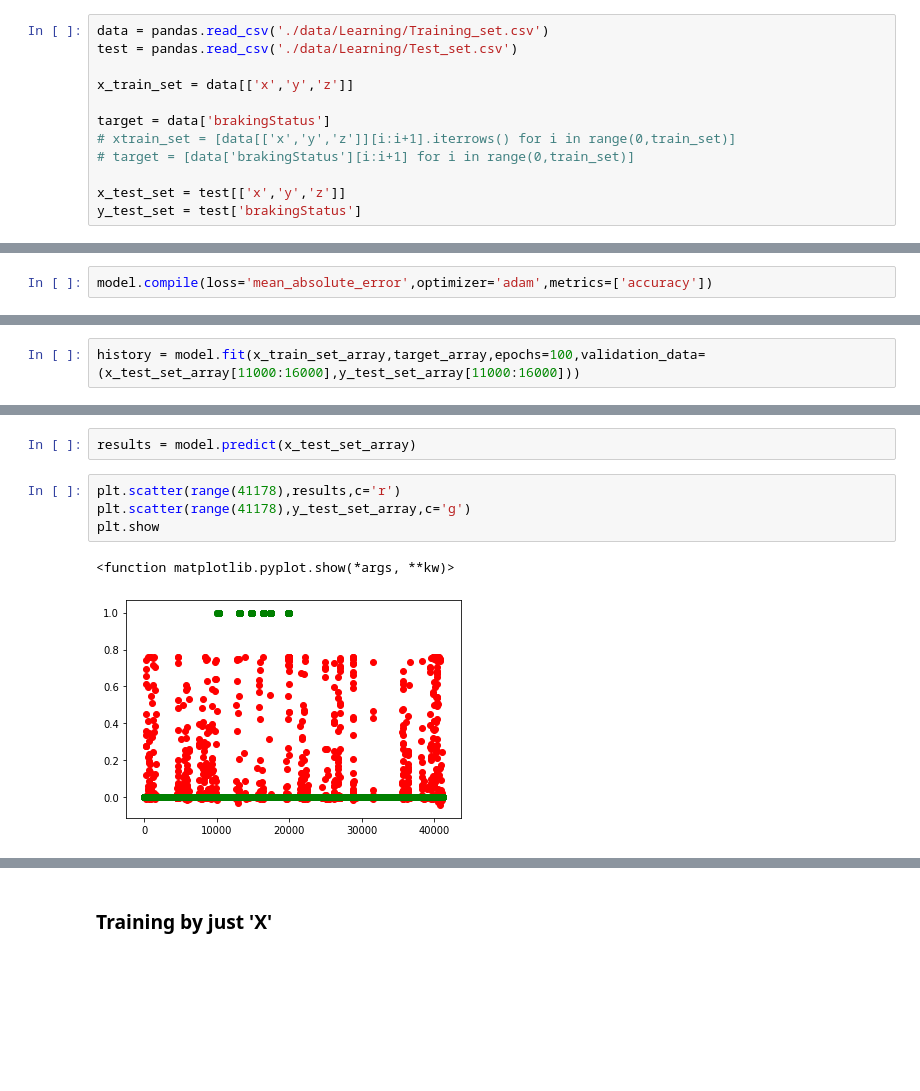
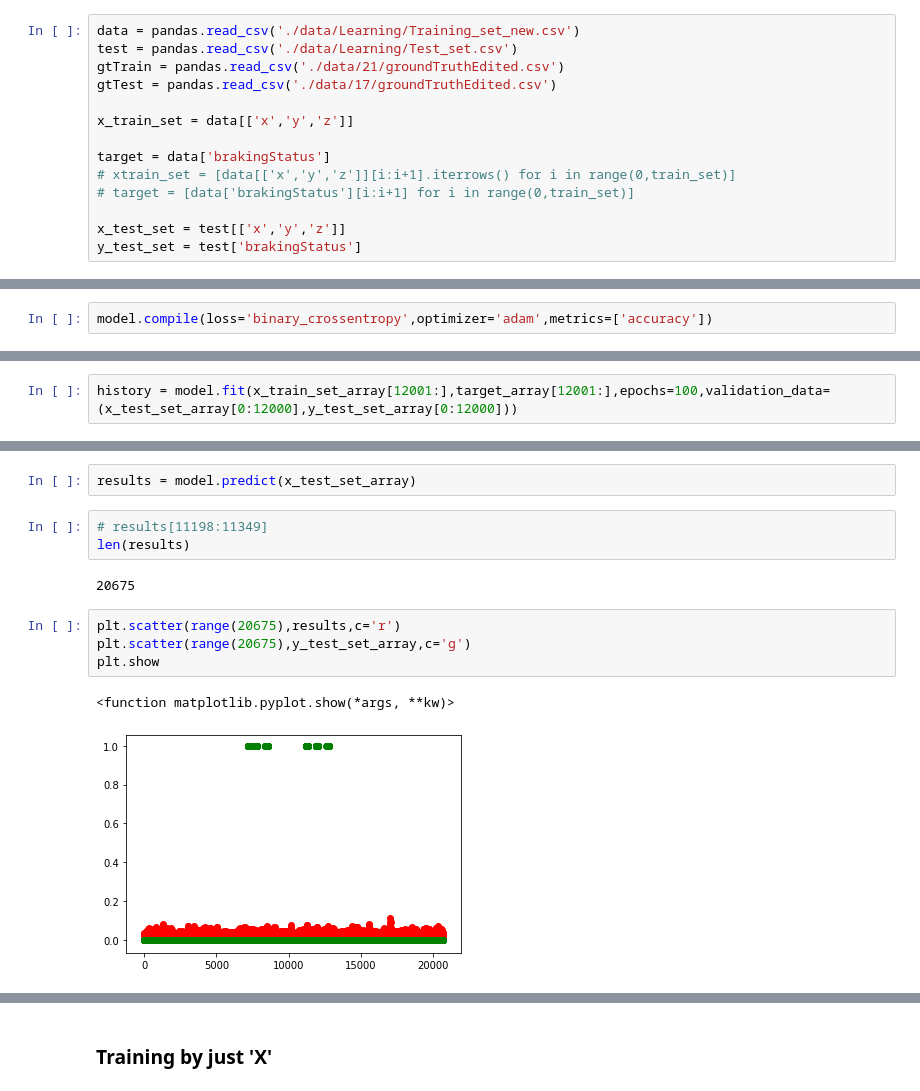
Before and after one commit to Nimtaa/Noisy, a Jupyter notebook: NeuralNetworks.ipynb, the cells around one changed output, grey strips where cells are left out. Saved outputs shown, nothing was run; the diff lists cells and outputs as text; blank space fills up the shorter version.

```diff
--- a/NeuralNetworks.ipynb
+++ b/NeuralNetworks.ipynb
@@ -13,8 +13,10 @@ Using TensorFlow backend.
 # %% [markdown]
 ### Data Preparation
 # %%
-data = pandas.read_csv('./data/Learning/Training_set.csv')
+data = pandas.read_csv('./data/Learning/Training_set_new.csv')
 test = pandas.read_csv('./data/Learning/Test_set.csv')
+gtTrain = pandas.read_csv('./data/21/groundTruthEdited.csv')
+gtTest = pandas.read_csv('./data/17/groundTruthEdited.csv')
 
 x_train_set = data[['x','y','z']]
 
@@ -72,5 +91,5 @@ Colocations handled automatically by placer.
 # %%
-model.compile(loss='mean_absolute_error',optimizer='adam',metrics=['accuracy'])
+model.compile(loss='binary_crossentropy',optimizer='adam',metrics=['accuracy'])
 # %%
 model.summary()
 # %% [output]
@@ -84,5 +103,5 @@ Trainable params: 20
 Non-trainable params: 0
 _________________________________________________________________
 # %%
-history = model.fit(x_train_set_array,target_array,epochs=100,validation_data=(x_test_set_array[11000:16000],y_test_set_array[11000:16000]))
+history = model.fit(x_train_set_array[12001:],target_array[12001:],epochs=100,validation_data=(x_test_set_array[0:12000],y_test_set_array[0:12000]))
 # %% [output]
@@ -106,12 +125,17 @@ Epoch 100/100
 # %%
 results = model.predict(x_test_set_array)
+# %%
+# results[11198:11349]
+len(results)
+# %% [output]
+20675
 # %%
-plt.scatter(range(41178),results,c='r')
-plt.scatter(range(41178),y_test_set_array,c='g')
+plt.scatter(range(20675),results,c='r')
+plt.scatter(range(20675),y_test_set_array,c='g')
 plt.show
 # %% [output]
 <function matplotlib.pyplot.show(*args, **kw)>
-[figure, old version]
+[figure, new version]
 # %%
 plt.plot(history.history['loss'])
 plt.show()
```
Also changed, not shown: parts of 14 cells of this notebook, 1 other file.
